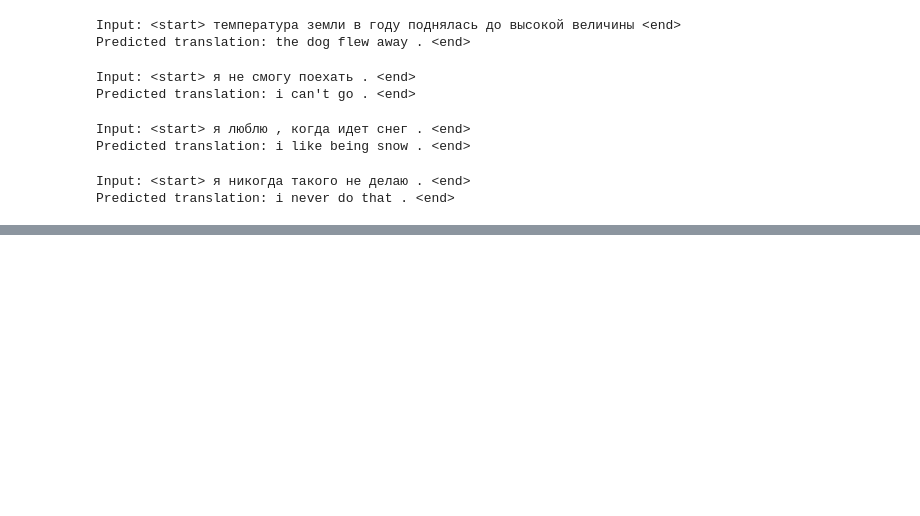
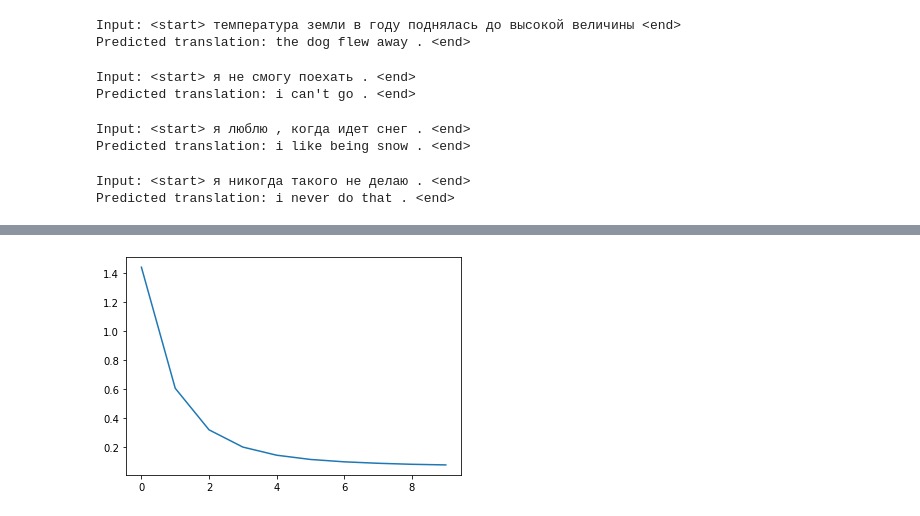
Before and after one commit to po-stas/NaturalLanguageProcessing, a Jupyter notebook: lesson10/hw10.ipynb, the cells around one changed output, grey strips where cells are left out. Drawn from its saved outputs; the diff is of its cells as text; code cells hidden in the pictures; blank space fills up the shorter version.

```diff
--- a/lesson10/hw10.ipynb
+++ b/lesson10/hw10.ipynb
@@ -698,0 +818,18 @@ Predicted translation: i never do that . <end>
+# %%
+optimizer = tf.keras.optimizers.Adam()
+loss_object = tf.keras.losses.SparseCategoricalCrossentropy(from_logits=True, reduction='none')
+
+def loss_function(real, pred):
+    mask = tf.math.logical_not(tf.math.equal(real, 0))
+    loss_ = loss_object(real, pred)
+
+    mask = tf.cast(mask, dtype=loss_.dtype)
+    loss_ *= mask
+
+    return tf.reduce_mean(loss_)
+# %%
+checkpoint_dir = './training_checkpoints_a'
+checkpoint_prefix = os.path.join(checkpoint_dir, "ckpt")
+checkpoint = tf.train.Checkpoint(optimizer=optimizer,
+                                 encoder=encoder,
+                                 decoder=decoder)
@@ -698,0 +861,24 @@ Predicted translation: i never do that . <end>
+# %%
+EPOCHS = 10
+history = []
+
+for epoch in range(EPOCHS):
+    start = time.time()
+
+    enc_hidden = encoder.initialize_hidden_state()
+    total_loss = 0
+
+    for (batch, (inp, targ)) in enumerate(dataset.take(steps_per_epoch)):
+        batch_loss = train_step(inp, targ, enc_hidden)
+        total_loss += batch_loss
+
+        if batch % 100 == 0:
+            print('Epoch {} Batch {} Loss {:.4f}'.format(epoch + 1,
+                                                   batch,
+                                                   batch_loss.numpy()))
+    # saving (checkpoint) the model every 2 epochs
+    if (epoch + 1) % 2 == 0:
+        checkpoint.save(file_prefix = checkpoint_prefix)
+    history.append(total_loss / steps_per_epoch)
+    print('Epoch {} Loss {:.4f}'.format(epoch + 1, total_loss / steps_per_epoch))
+    print('Time taken for 1 epoch {} sec\n'.format(time.time() - start))
@@ -698,0 +903,5 @@ Predicted translation: i never do that . <end>
+# %%
+plt.plot(history)
+plt.show()
+# %% [output]
+[figure, added]
```
Also changed, not shown: parts of 22 cells of this notebook.
